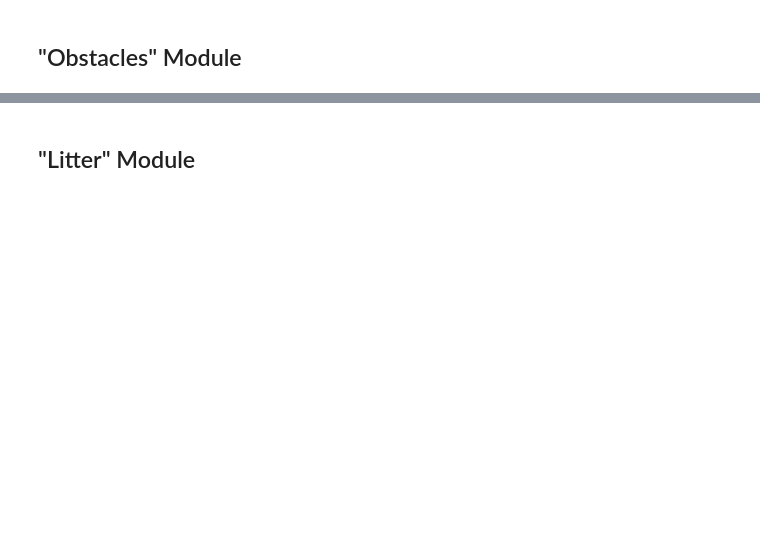
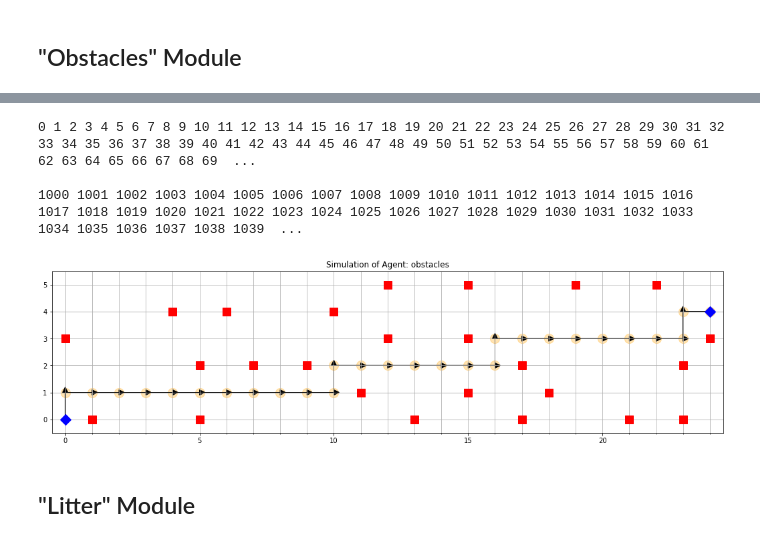
Before and after one commit to gail-yxie/Machine-Learning, a Jupyter notebook: reinforcement-learning/hw6-rl.ipynb, the cells around one changed output, grey strips where cells are left out. Drawn from its saved outputs; the diff is of its cells as text; code cells hidden in the pictures; blank space fills up the shorter version.

```diff
--- a/reinforcement-learning/hw6-rl.ipynb
+++ b/reinforcement-learning/hw6-rl.ipynb
@@ -47,7 +47,7 @@ class QTable:
         action = self.get_action(state)
         next_state, reward = self.env.step(state, action)
         if training:
-            if next_state[0] != self.env.col-1:
+            if self.env.cur_pos[0] != self.env.col-1:
                 q_next = reward + self.gamma * max(self.qtable[next_state].values())
             else:
                 q_next = reward
@@ -95,3 +117,14 @@ def plot_results(env, title):
+# %%
+def simulate(qt, env_class, seed, max_iter=1e3):
+    qt.eps = -1
+    qt.env = env_class(col=25, row=6, seed=seed)
+
+    next_state = qt.env.init
+    i = 0
+    while qt.env.cur_pos[0] != qt.env.col-1 and i<max_iter:
+        next_state = qt.update(next_state, training=False)
+        i=i+1
+    return qt.env
 # %% [markdown]
 ## "Forth" Module
 # %%
@@ -244,2 +268,12 @@ IndexError: ignored
+# %%
+env_obs = EnvObstacles
+qt_obs = train(env_obs, 2000)
+sample = simulate(qt_obs, env_obs, 15)
+plot_results(sample, "obstacles")
+# %% [output]
+0 1 2 3 4 5 6 7 8 9 10 11 12 13 14 15 16 17 18 19 20 21 22 23 24 25 26 27 28 29 30 31 32 33 34 35 36 37 38 39 40 41 42 43 44 45 46 47 48 49 50 51 52 53 54 55 56 57 58 59 60 61 62 63 64 65 66 67 68 69  ...
+
+1000 1001 1002 1003 1004 1005 1006 1007 1008 1009 1010 1011 1012 1013 1014 1015 1016 1017 1018 1019 1020 1021 1022 1023 1024 1025 1026 1027 1028 1029 1030 1031 1032 1033 1034 1035 1036 1037 1038 1039  ...
+[figure, added]
 # %% [markdown]
 ## "Litter" Module
```
Also changed, not shown: parts of 15 cells of this notebook.
